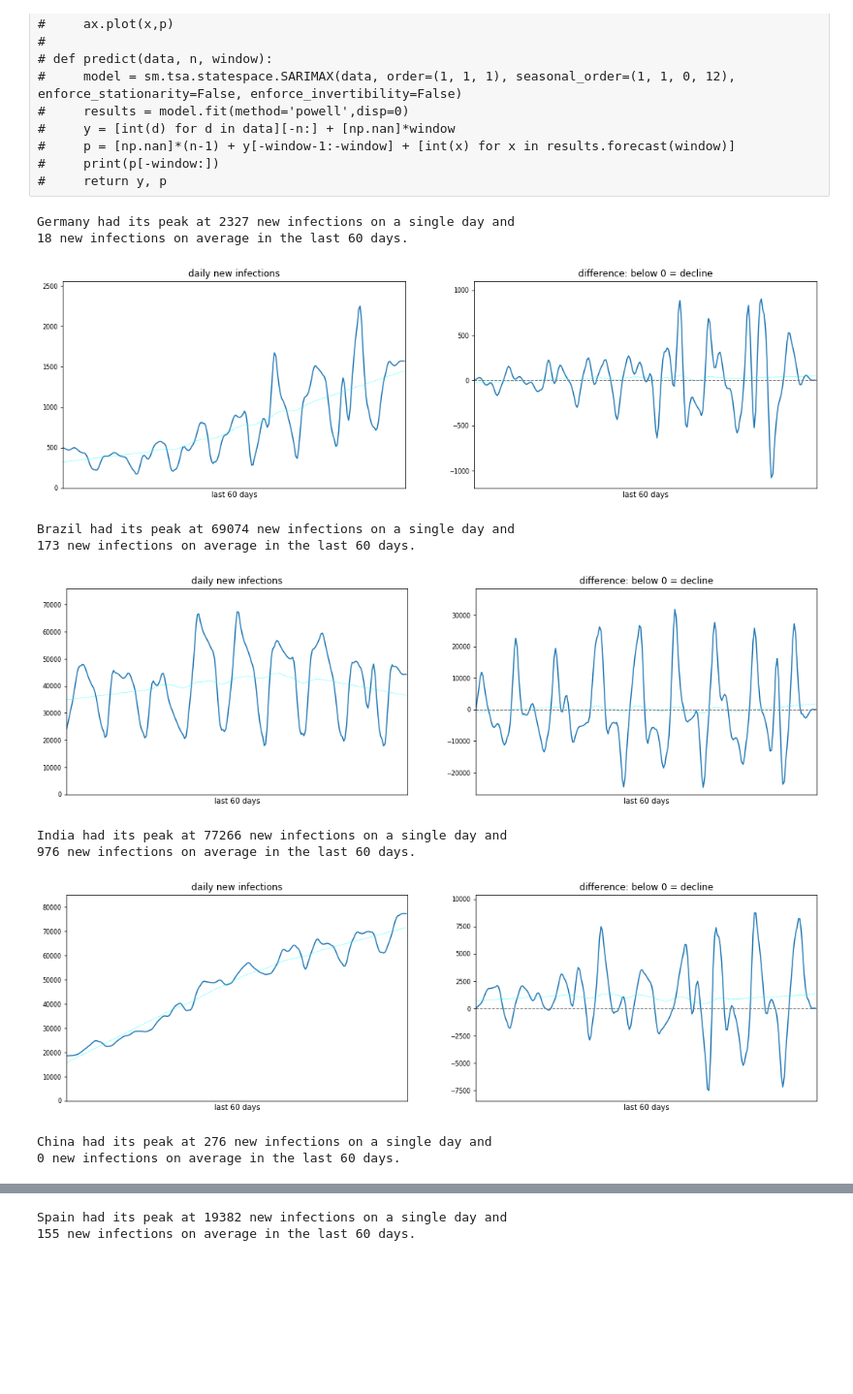
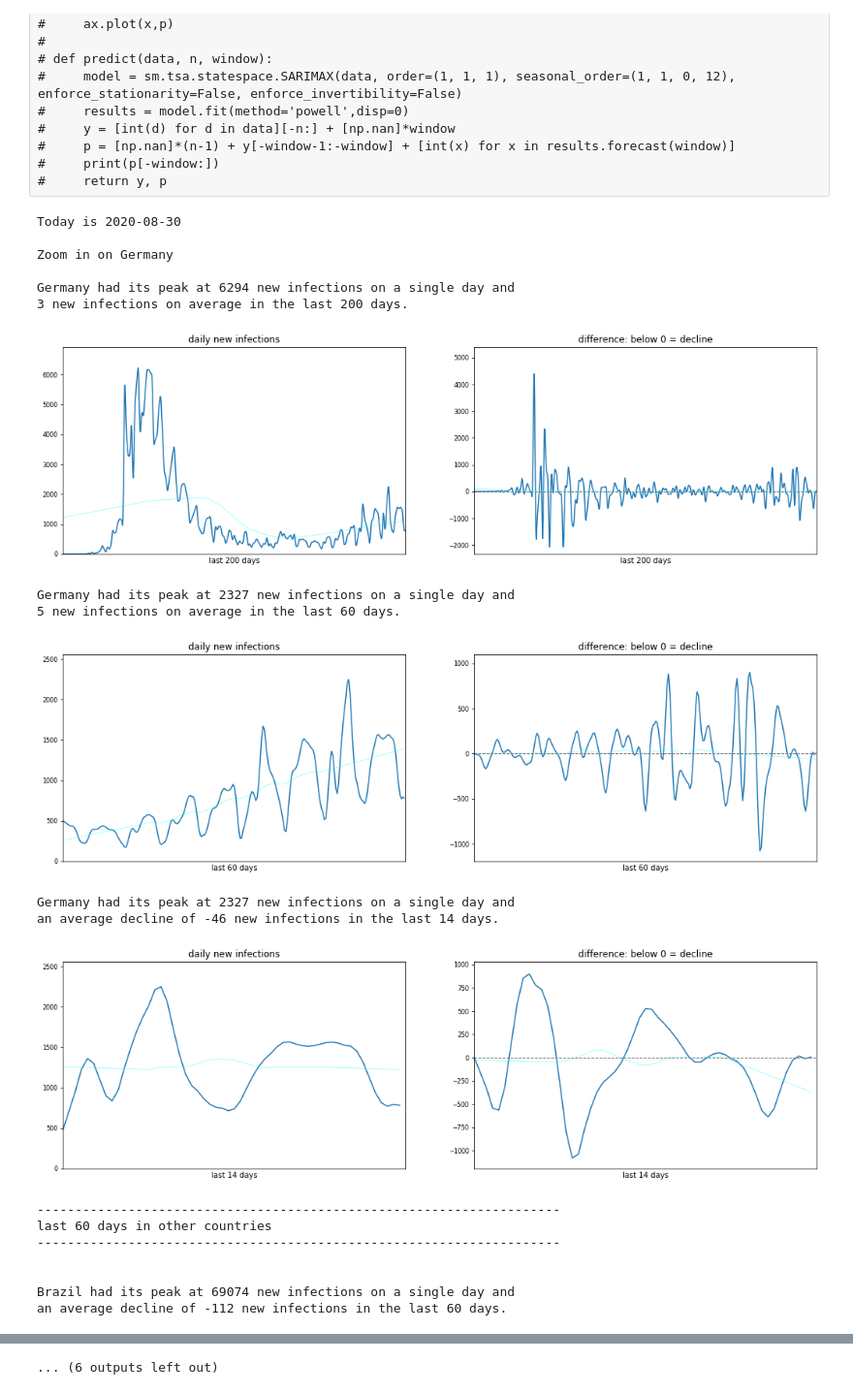
Before and after one commit to rndmbt/Covid-19-Visualization, a Jupyter notebook: covid-19-world.ipynb, the cells around one changed output, grey strips where cells are left out. Shown at 97% size. Saved outputs shown, nothing was run; the diff lists cells and outputs as text; code cells hidden in the pictures; blank space fills up the shorter version.

Commit message:
refinement of last visualization (new cases and average)

```diff
--- a/covid-19-world.ipynb
+++ b/covid-19-world.ipynb
@@ -351,9 +351,11 @@ def plot_new_cases(n, region, smoothness = 13):
     avg = int(np.mean(diffnew))
 
     print('\033[1m' + region + '\033[0m' + ' had its peak at ' + str(max(new)) + ' new infections on a single day and')
-    if avg < 0:
+    if avg < -1: # green text
         print('\033[92m' + 'an average decline of ' + str(avg) + ' new infections in the last ' + str(n) + ' days.')
-    else:
+    elif avg < 2: # blue text
+        print('\033[94m' + 'no new infections in the last ' + str(n) + ' days (average).')
+    else: # red text
         print('\033[91m' + str(avg) + ' new infections on average in the last ' + str(n) + ' days.')
 
     cases_subplot(axcn, new, n, 'daily new infections', smoothness)
@@ -397,26 +399,42 @@ def cases_subplot(ax, data, n, title, smoothness):
     ax.plot(x,yhat)
     ax.plot(x,yavg,'--',lw=0.5,color='cyan')
     ax.plot([0,n*s],[0,0],'--',lw=1,color = 'gray')
+    # uncomment for accurate data as points
+    #x2 = np.arange(0,n*s,s)
+    #ax.plot(x2,data,'or',color='gray',ms=2)
 # %%
 n = 60 # last n days
-s = 5 # smoothness of the curve s - bigger is smooth, 5 is accurate, smaller is illegal
+s = 5 # smoothness of the curve s - bigger is smooth, 5 is most accurate, smaller 5 is illegal
 
-plot_new_cases(n,'Germany',s)
+print('\n\033[1mToday is ' + str(dates[-1])[:-9] + '\n\033[4m\nZoom in on Germany\n\033[0m')
+plot_new_cases(200,'Germany',s)
+plot_new_cases(60,'Germany',s)
+plot_new_cases(14,'Germany',s)
+print('\n\n---------------------------------------------------------------------\nlast 60 days in other countries\n---------------------------------------------------------------------\n\n')
 plot_new_cases(n,'Brazil',s)
 plot_new_cases(n,'India',s)
 plot_new_cases(n,'China',s)
 plot_new_cases(n,'United States',s)
 plot_new_cases(n,'South Africa',s)
 plot_new_cases(n,'Spain',s)
 # %% [output]
-Germany had its peak at 2327 new infections on a single day and
-18 new infections on average in the last 60 days.
+Today is 2020-08-30
+
+Zoom in on Germany
+
+Germany had its peak at 6294 new infections on a single day and
+3 new infections on average in the last 200 days.
-[figure, old version]
+[figure, new version]
-Brazil had its peak at 69074 new infections on a single day and
-173 new infections on average in the last 60 days.
+Germany had its peak at 2327 new infections on a single day and
+5 new infections on average in the last 60 days.
-[figure, old version]
+[figure, new version]
-India had its peak at 77266 new infections on a single day and
-976 new infections on average in the last 60 days.
+Germany had its peak at 2327 new infections on a single day and
+an average decline of -46 new infections in the last 14 days.
-[figure, old version]
+[figure, new version]
-China had its peak at 276 new infections on a single day and
-0 new infections on average in the last 60 days.
+---------------------------------------------------------------------
+last 60 days in other countries
+---------------------------------------------------------------------
+
+
+Brazil had its peak at 69074 new infections on a single day and
+an average decline of -112 new infections in the last 60 days.
@@ -430,2 +448 @@ an average decline of -72 new infections in the last 60 days.
-Spain had its peak at 19382 new infections on a single day and
-155 new infections on average in the last 60 days.
+... (6 outputs left out)
```
Also changed, not shown: parts of 3 cells of this notebook, 1 other file.
